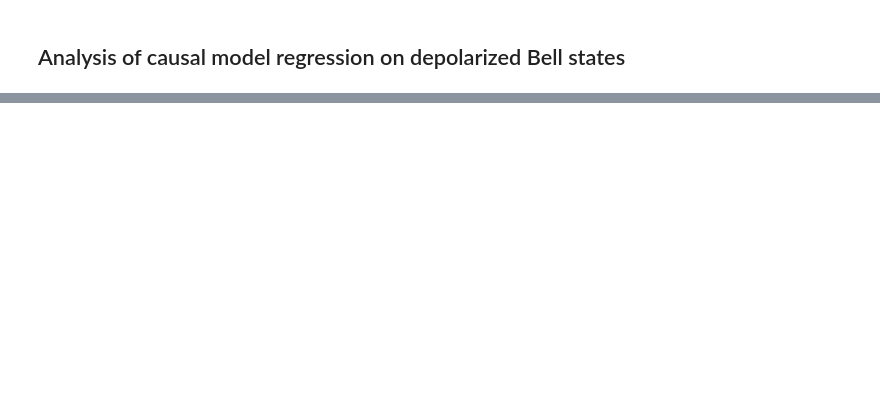
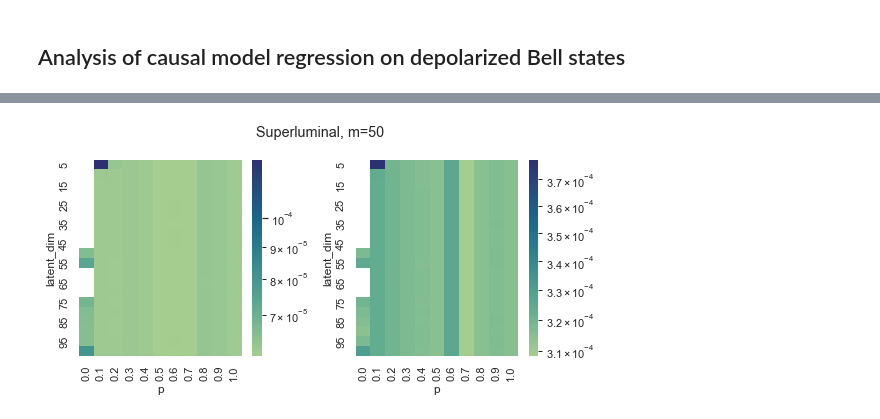
Before and after one commit to benjimaclellan/foqal, a Jupyter notebook: experiments/causal/analysis-latent-plateau.ipynb, the cells around one changed output, grey strips where cells are left out. Drawn from its saved outputs; the diff is of its cells as text; code cells hidden in the pictures; blank space fills up the shorter version.

```diff
--- a/experiments/causal/analysis-latent-plateau.ipynb
+++ b/experiments/causal/analysis-latent-plateau.ipynb
@@ -61,0 +69,4 @@ Saving to C:\Users\benma\OneDrive - University of Waterloo\Backups\Desktop (BACK
+# %%
+_ = heatmap("Superluminal", vmin=None, vmax=None)
+# %% [output]
+[figure, added]
```
Also changed, not shown: parts of 11 cells of this notebook, 1 other file.
